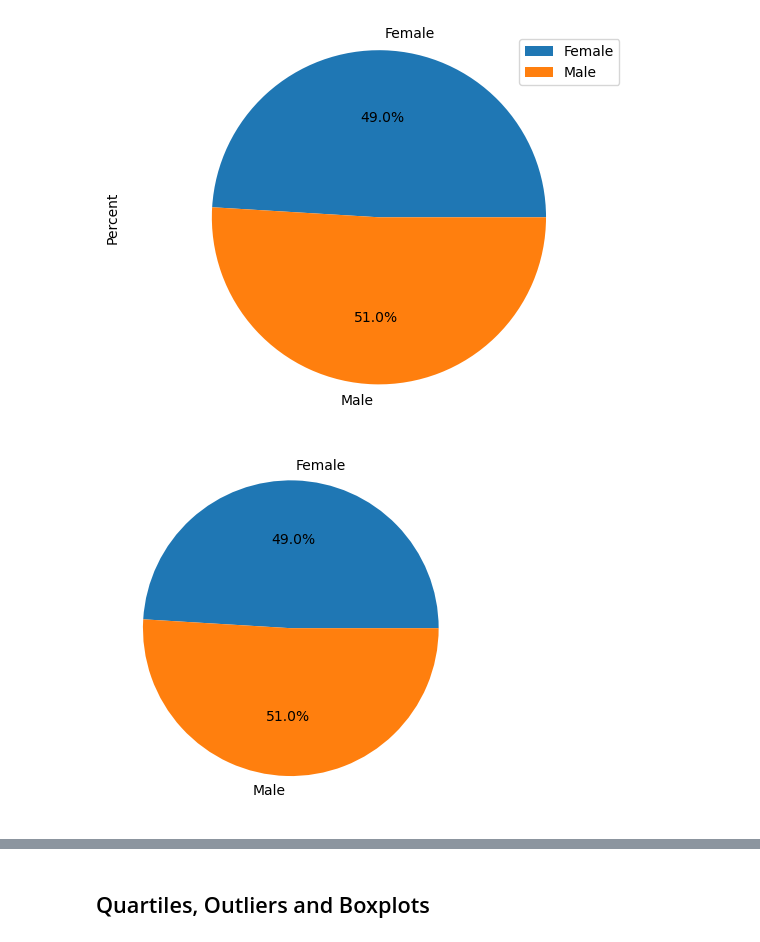
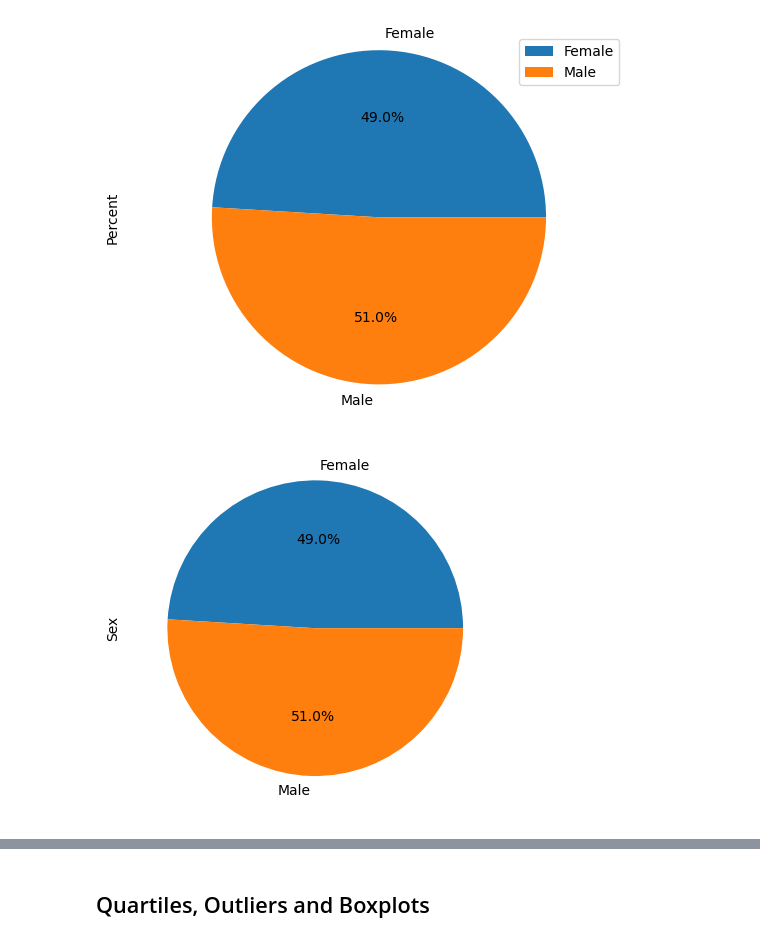
Before and after one commit to Talieh-Sh/DataVisualisation-chalenge, a Jupyter notebook: pymaceuticals_starter.ipynb, the cells around one changed output, grey strips where cells are left out. Cells and saved outputs as stored; diff of their text form; code cells hidden in the pictures.

```diff
--- a/pymaceuticals_starter.ipynb
+++ b/pymaceuticals_starter.ipynb
@@ -20,7 +20,7 @@ mouse_metadata = pd.read_csv(mouse_metadata_path)
 study_results = pd.read_csv(study_results_path)
 
 # Combine the data into a single DataFrame
-merged=pd.merge(study_results, mouse_metadata, how="left", on=["Mouse ID","Mouse ID"])
+merged=pd.merge(study_results, mouse_metadata, how="left", on="Mouse ID")
 # Display the data table for preview
 merged.head(5)
 # %% [output]
@@ -182,9 +199,10 @@ plt.show()
 # %% [output]
 [figure]
 # %%
-sex_count
+# Generate a pie plot showing the distribution of female versus male mice using pyplot
 y_axis=sex_count["Mouse ID"]
 plt.pie(y_axis,labels=sex_count["Sex"],autopct='%1.1f%%', startangle=0)
+plt.ylabel("Sex")
 plt.show()
 # %% [output]
-[figure, old version]
+[figure, new version]
```
Also changed, not shown: parts of 12 cells of this notebook.
